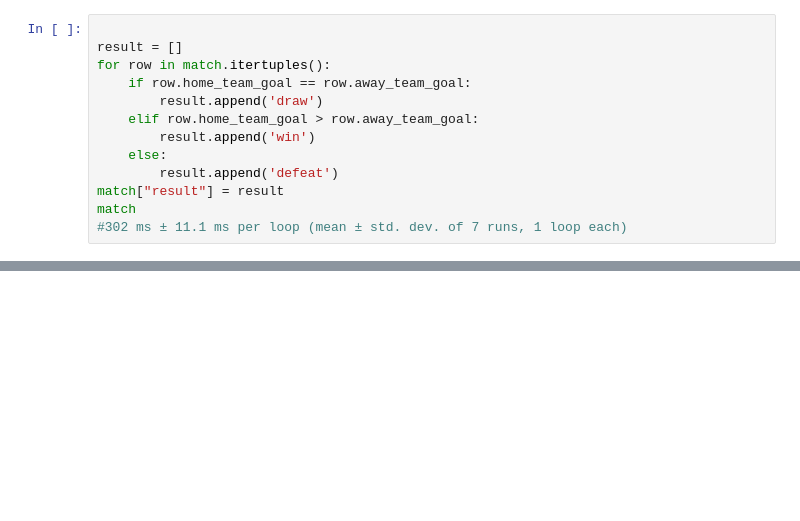
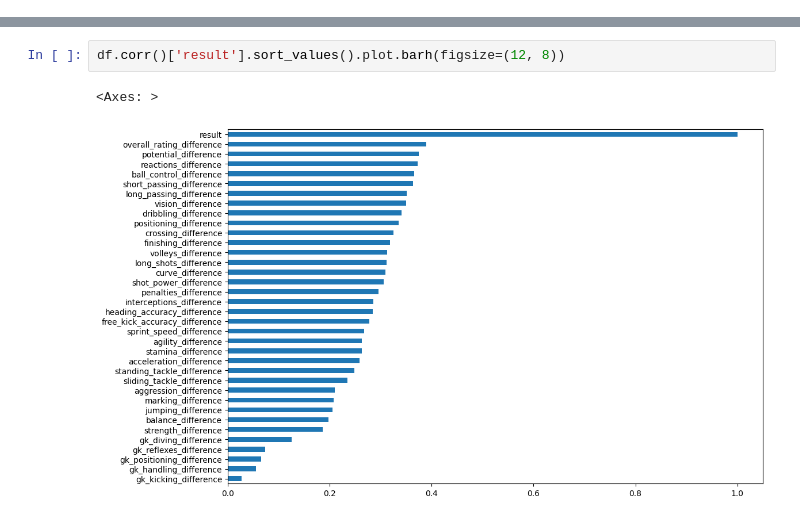
Before and after one commit to NimaGhafar/Datafrituurpan, a Jupyter notebook: Sprint_5.ipynb, the cells around one changed output, grey strips where cells are left out. Cells and saved outputs as stored; diff of their text form; blank space fills up the shorter version.

```diff
--- a/Sprint_5.ipynb
+++ b/Sprint_5.ipynb
@@ -44,13 +0,0 @@ Omdat er 3 mogelijke beslissingen zijn, wordt dit een "multi-class classificatio
-# %%
-
-result = []
-for row in match.itertuples():
-    if row.home_team_goal == row.away_team_goal:
-        result.append('draw')
-    elif row.home_team_goal > row.away_team_goal:
-        result.append('win')
-    else:
-        result.append('defeat')
-match["result"] = result
-match
-#302 ms ± 11.1 ms per loop (mean ± std. dev. of 7 runs, 1 loop each)
@@ -315,0 +144,5 @@ display(fifa_model.score(X_test, y_test))
+# %%
+df.corr()['result'].sort_values().plot.barh(figsize=(12, 8))
+# %% [output]
+<Axes: >
+[figure, added]
```
Also changed, not shown: parts of 46 cells of this notebook.
